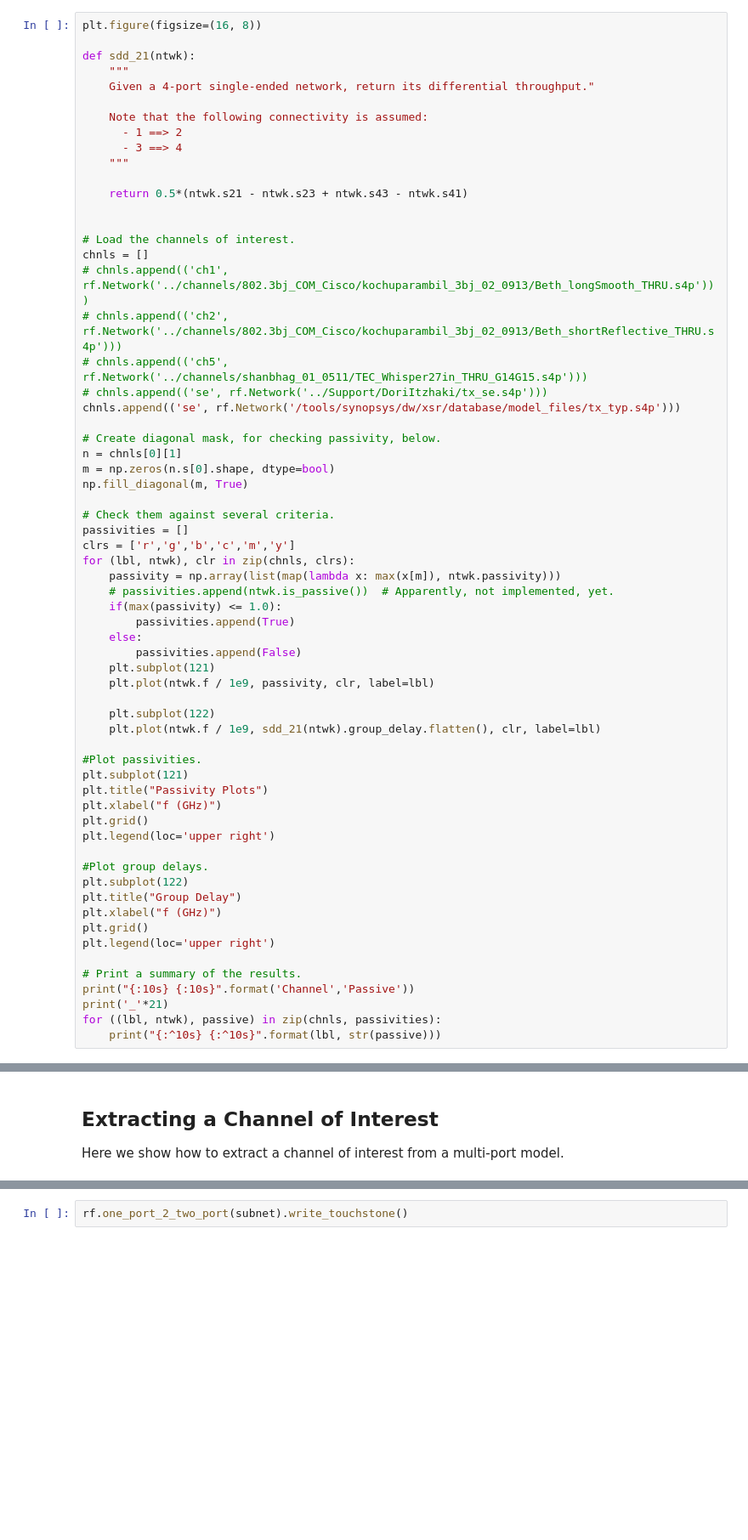
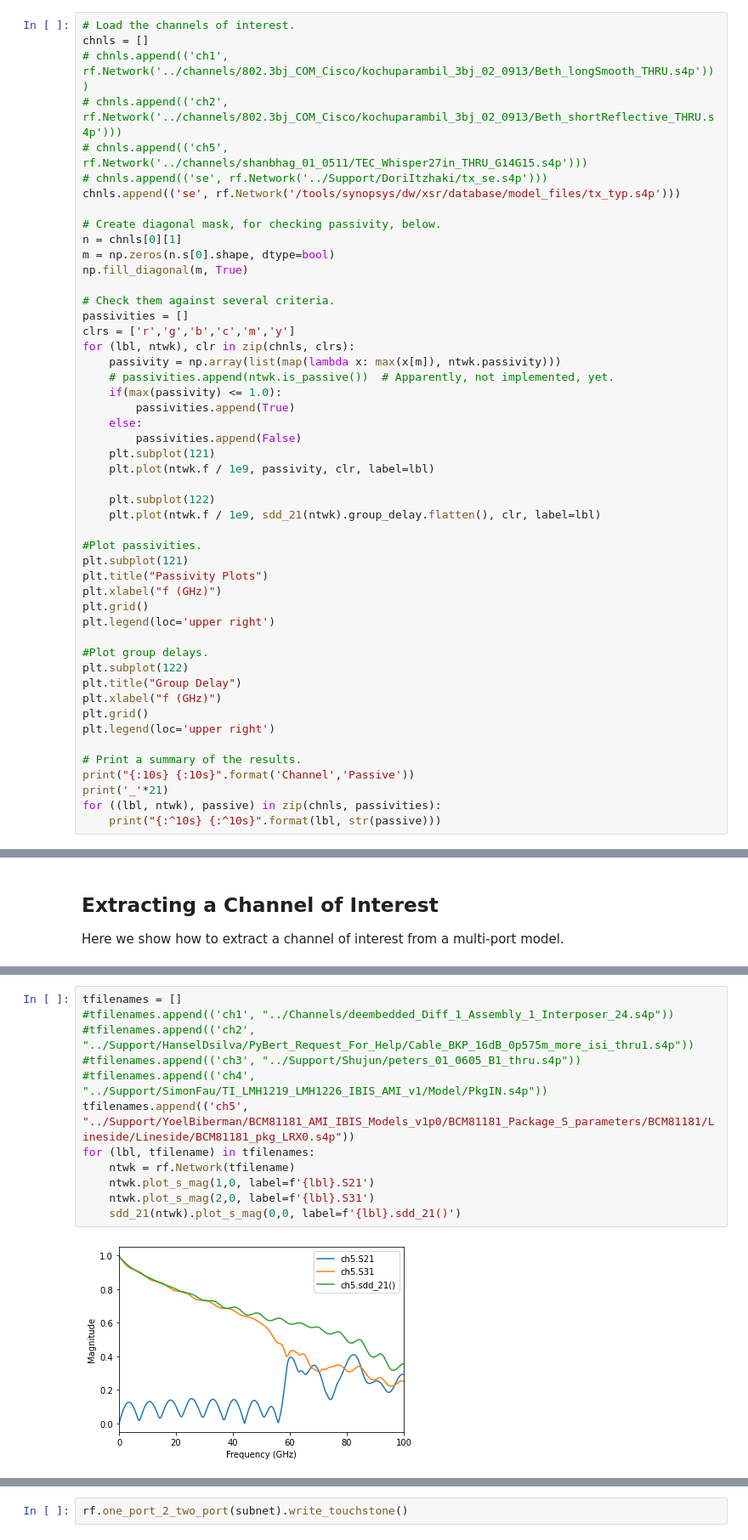
Before and after one commit to capn-freako/PyBERT, a Jupyter notebook: misc/scikit-rf/S-param Check.ipynb, the cells around one changed output, grey strips where cells are left out. Shown at 85% size. Saved outputs shown, nothing was run; the diff lists cells and outputs as text; blank space fills up the shorter version.

```diff
--- a/misc/scikit-rf/S-param Check.ipynb
+++ b/misc/scikit-rf/S-param Check.ipynb
@@ -22,20 +45,6 @@ import scipy.signal as sig
 
 Load the channels of interest and sanity check them.
 # %%
-plt.figure(figsize=(16, 8))
-
-def sdd_21(ntwk):
-    """
-    Given a 4-port single-ended network, return its differential throughput."
-
-    Note that the following connectivity is assumed:
-      - 1 ==> 2
-      - 3 ==> 4
-    """
-
-    return 0.5*(ntwk.s21 - ntwk.s23 + ntwk.s43 - ntwk.s41)
-
-
 # Load the channels of interest.
 chnls = []
 # chnls.append(('ch1', rf.Network('../channels/802.3bj_COM_Cisco/kochuparambil_3bj_02_0913/Beth_longSmooth_THRU.s4p')))
@@ -300,0 +314,14 @@ subnet.plot_s_mag()
+# %%
+tfilenames = []
+#tfilenames.append(('ch1', "../Channels/deembedded_Diff_1_Assembly_1_Interposer_24.s4p"))
+#tfilenames.append(('ch2', "../Support/HanselDsilva/PyBert_Request_For_Help/Cable_BKP_16dB_0p575m_more_isi_thru1.s4p"))
+#tfilenames.append(('ch3', "../Support/Shujun/peters_01_0605_B1_thru.s4p"))
+#tfilenames.append(('ch4', "../Support/SimonFau/TI_LMH1219_LMH1226_IBIS_AMI_v1/Model/PkgIN.s4p"))
+tfilenames.append(('ch5', "../Support/YoelBiberman/BCM81181_AMI_IBIS_Models_v1p0/BCM81181_Package_S_parameters/BCM81181/Lineside/Lineside/BCM81181_pkg_LRX0.s4p"))
+for (lbl, tfilename) in tfilenames:
+    ntwk = rf.Network(tfilename)
+    ntwk.plot_s_mag(1,0, label=f'{lbl}.S21')
+    ntwk.plot_s_mag(2,0, label=f'{lbl}.S31')
+    sdd_21(ntwk).plot_s_mag(0,0, label=f'{lbl}.sdd_21()')
+# %% [output]
+[figure, added]
```
Also changed, not shown: parts of 7 cells of this notebook, 3 other files.
